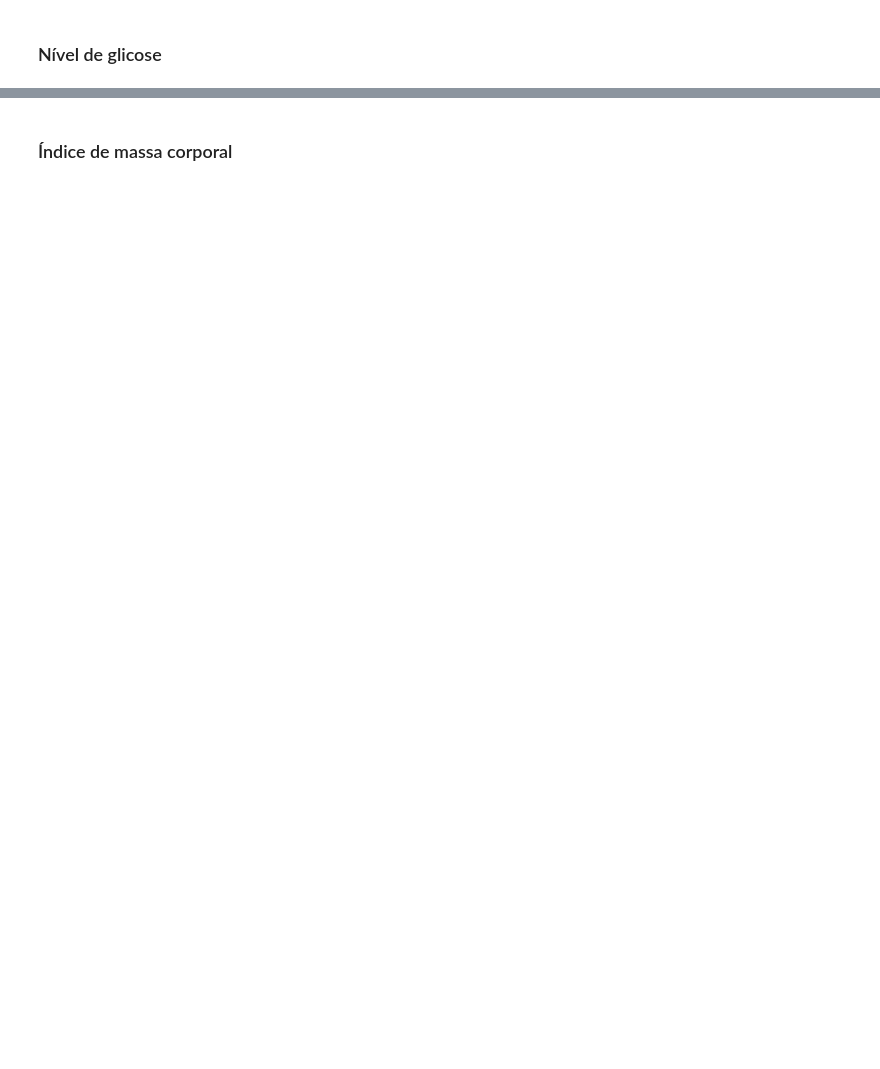
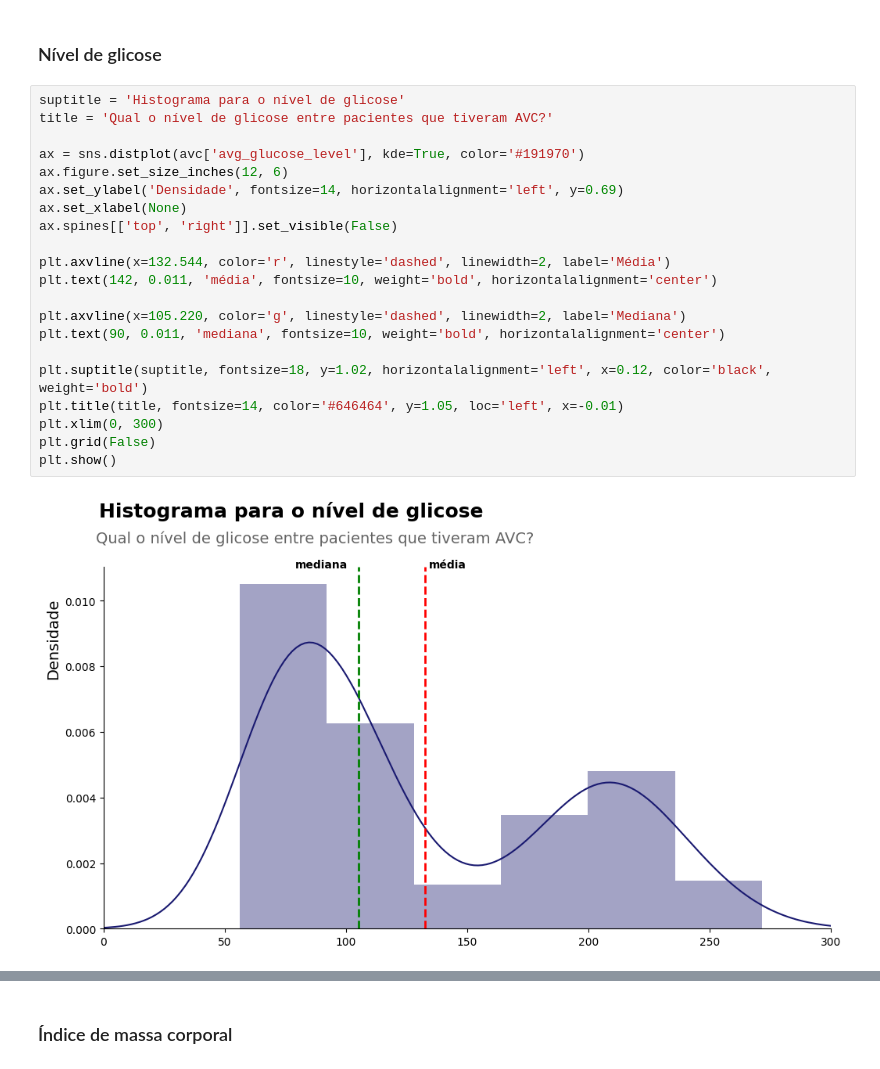
Before and after one commit to LilianeAquino/projeto_ML_coders_2023, a Jupyter notebook: binary_classification_stroke.ipynb, the cells around one changed output, grey strips where cells are left out. Cells and saved outputs as stored; diff of their text form; blank space fills up the shorter version.

```diff
--- a/binary_classification_stroke.ipynb
+++ b/binary_classification_stroke.ipynb
@@ -355,2 +419,25 @@ plt.show()
 # %% [markdown]
 ### Nível de glicose
+# %%
+suptitle = 'Histograma para o nível de glicose'
+title = 'Qual o nível de glicose entre pacientes que tiveram AVC?'
+
+ax = sns.distplot(avc['avg_glucose_level'], kde=True, color='#191970')
+ax.figure.set_size_inches(12, 6)
+ax.set_ylabel('Densidade', fontsize=14, horizontalalignment='left', y=0.69)
+ax.set_xlabel(None)
+ax.spines[['top', 'right']].set_visible(False)
+
+plt.axvline(x=132.544, color='r', linestyle='dashed', linewidth=2, label='Média')
+plt.text(142, 0.011, 'média', fontsize=10, weight='bold', horizontalalignment='center')
+
+plt.axvline(x=105.220, color='g', linestyle='dashed', linewidth=2, label='Mediana')
+plt.text(90, 0.011, 'mediana', fontsize=10, weight='bold', horizontalalignment='center')
+
+plt.suptitle(suptitle, fontsize=18, y=1.02, horizontalalignment='left', x=0.12, color='black', weight='bold')
+plt.title(title, fontsize=14, color='#646464', y=1.05, loc='left', x=-0.01)
+plt.xlim(0, 300)
+plt.grid(False)
+plt.show()
+# %% [output]
+[figure, added]
```
Also changed, not shown: parts of 35 cells of this notebook.
